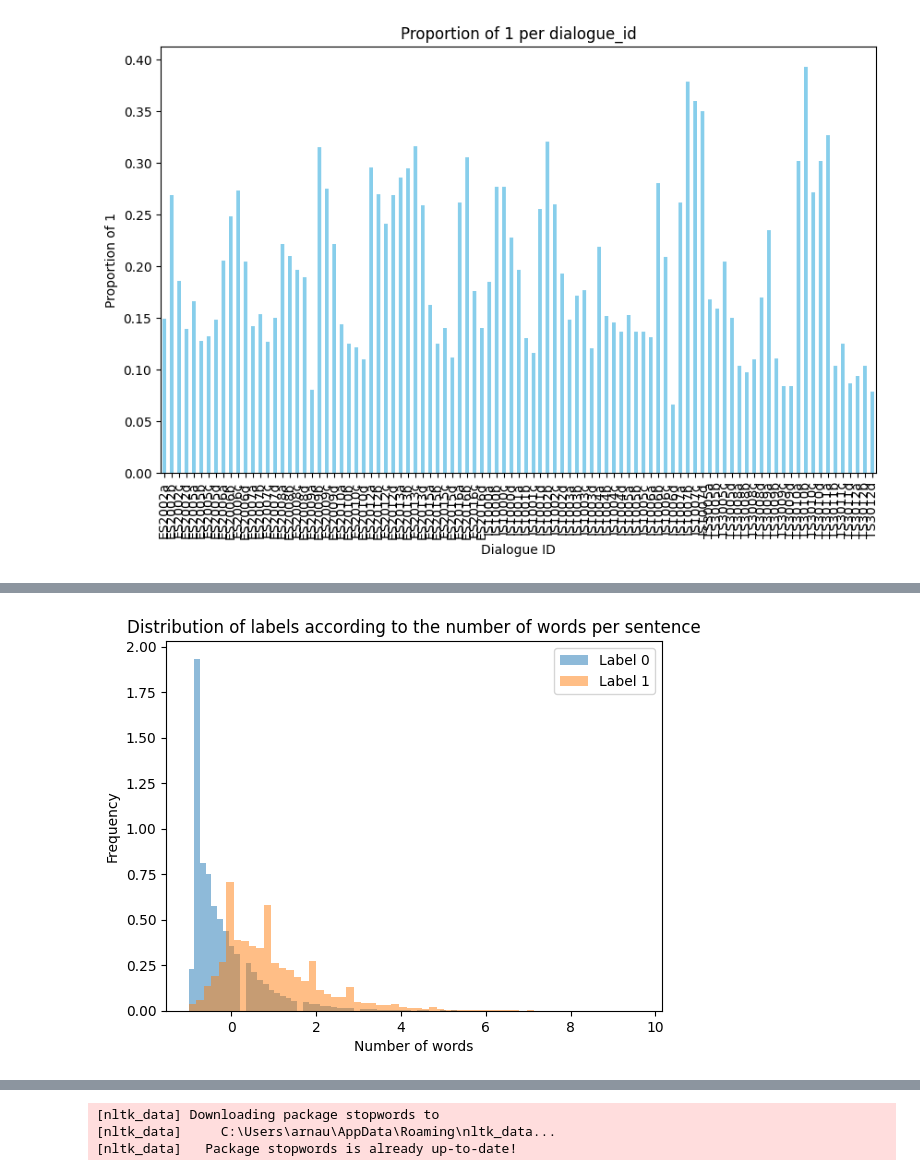
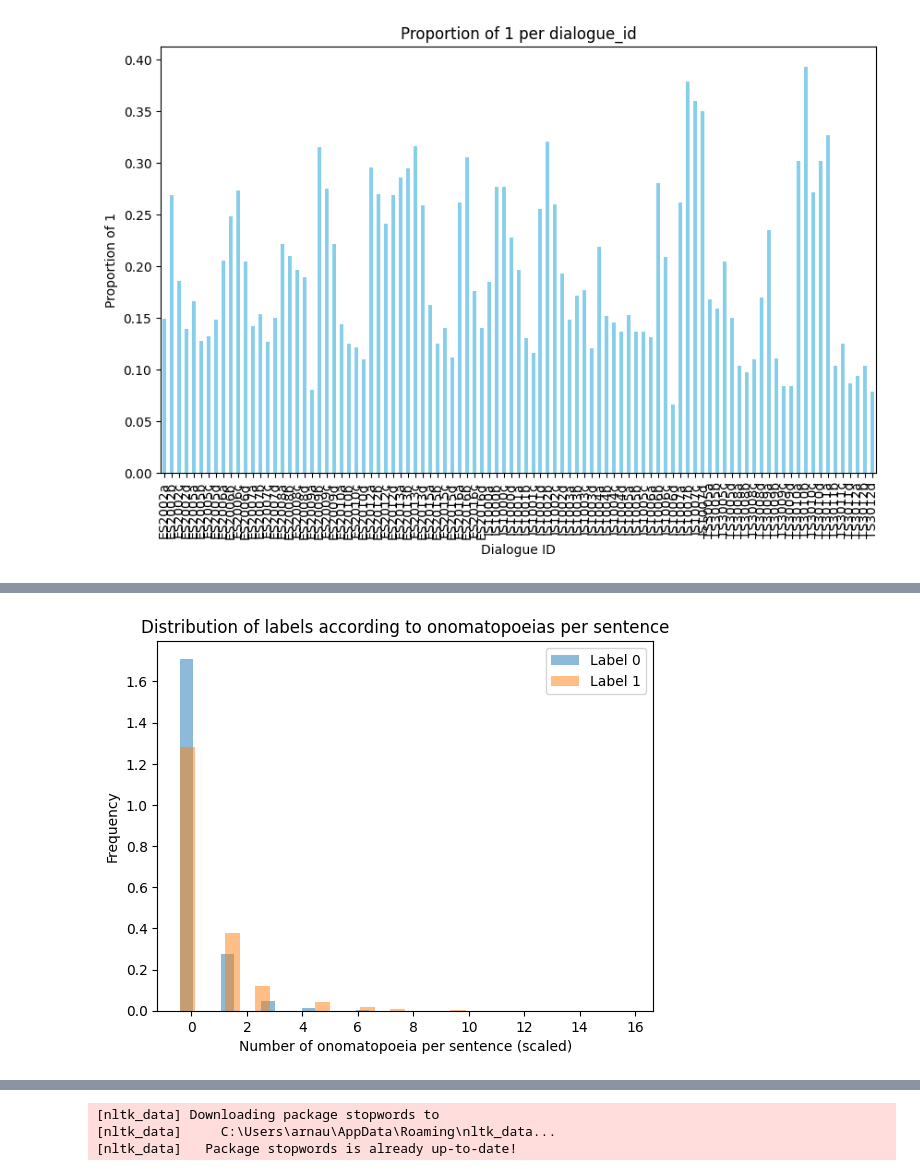
Before and after one commit to juliencollard2001/INF554-AJA, a Jupyter notebook: arnaud/features_analysis.ipynb, the cells around one changed output, grey strips where cells are left out. Saved outputs shown, nothing was run; the diff lists cells and outputs as text; code cells hidden in the pictures.

Commit message:
features visualisation

```diff
--- a/arnaud/features_analysis.ipynb
+++ b/arnaud/features_analysis.ipynb
@@ -27,11 +27,11 @@ df_train_nodes['sentence_length'] = scaler.fit_transform(df_train_nodes['sentenc
 df_test_nodes['sentence_length'] = df_test_nodes['text'].apply(lambda s: len(s.split()))
 df_test_nodes['sentence_length'] = scaler.transform(df_test_nodes['sentence_length'].values.reshape(-1, 1))
 
-'''df_train_nodes['nb_occurences'] = df_train_nodes['text'].apply(lambda x: sum(x.split().count(mot) for mot in ['uh', 'um', 'okay', '<', 'ah', 'oh']))
-df_train_nodes['nb_occurences'] = scaler.fit_transform(df_train_nodes['nb_occurences'].values.reshape(-1, 1))
-df_test_nodes['nb_occurences'] = df_test_nodes['text'].apply(lambda x: sum(x.split().count(mot) for mot in ['uh', 'um', 'okay', '<', 'ah', 'oh']))
-df_test_nodes['nb_occurences'] = scaler.transform(df_test_nodes['nb_occurences'].values.reshape(-1, 1))'''
-
+df_train_nodes['nb_occurrences'] = df_train_nodes['text'].apply(lambda x: sum(x.split().count(mot) for mot in ['uh', 'um', 'okay', '<', 'ah', 'oh','yeah']))
+df_train_nodes['nb_occurrences'] = scaler.fit_transform(df_train_nodes['nb_occurrences'].values.reshape(-1, 1))
+df_test_nodes['nb_occurrences'] = df_test_nodes['text'].apply(lambda x: sum(x.split().count(mot) for mot in ['uh', 'um', 'okay', '<', 'ah', 'oh','yeah']))
+df_test_nodes['nb_occurrences'] = scaler.transform(df_test_nodes['nb_occurrences'].values.reshape(-1, 1))
+'''
 # List of onomatopoeias
 onomatopoeias = ['uh', 'um', 'okay', '<vocalsound>', 'ah', 'oh']
 
@@ -46,7 +46,7 @@ for onomatopoeia in onomatopoeias:
 
     df_test_nodes[col_name] = df_test_nodes['text'].apply(lambda x: x.split().count(onomatopoeia))
     df_test_nodes[col_name] = scaler.transform(df_test_nodes[col_name].values.reshape(-1, 1))
-
+'''
 df_train_nodes['nb_words_more_7'] = df_train_nodes['text'].apply(lambda x: sum(len(mot) > 7 and mot.lower() != '<vocalsound>' for mot in x.split()))
 df_train_nodes['nb_words_more_7'] = scaler.fit_transform(df_train_nodes['nb_words_more_7'].values.reshape(-1, 1))
 df_test_nodes['nb_words_more_7'] = df_test_nodes['text'].apply(lambda x: sum(len(mot) > 7 and mot.lower() != '<vocalsound>' for mot in x.split()))
@@ -134,16 +179,15 @@ plt.show()
 # %%
-label_0_data = df_train_nodes[df_train_nodes['label'] == 0]['sentence_length']
-label_1_data = df_train_nodes[df_train_nodes['label'] == 1]['sentence_length']
+label_0_data = df_train_nodes[df_train_nodes['label'] == 0]['nb_occurrences']
+label_1_data = df_train_nodes[df_train_nodes['label'] == 1]['nb_occurrences']
 
-plt.hist(label_0_data, bins=60, alpha=0.5, label='Label 0', density=True)
-plt.hist(label_1_data, bins=60, alpha=0.5, label='Label 1', density=True)
+plt.hist(label_0_data, bins=30, alpha=0.5, label='Label 0', density=True)
+plt.hist(label_1_data, bins=30, alpha=0.5, label='Label 1', density=True)
 
-plt.xlabel('Number of words')
+plt.xlabel('Number of onomatopoeia per sentence (scaled)')
 plt.ylabel('Frequency')
 
-
-plt.title('Distribution of labels according to the number of words per sentence')
+plt.title('Distribution of labels according to onomatopoeias per sentence')
 plt.legend()
 plt.show()
 # %% [output]
-[figure, old version]
+[figure, new version]
```
Also changed, not shown: parts of 8 cells of this notebook, 1 other file.
